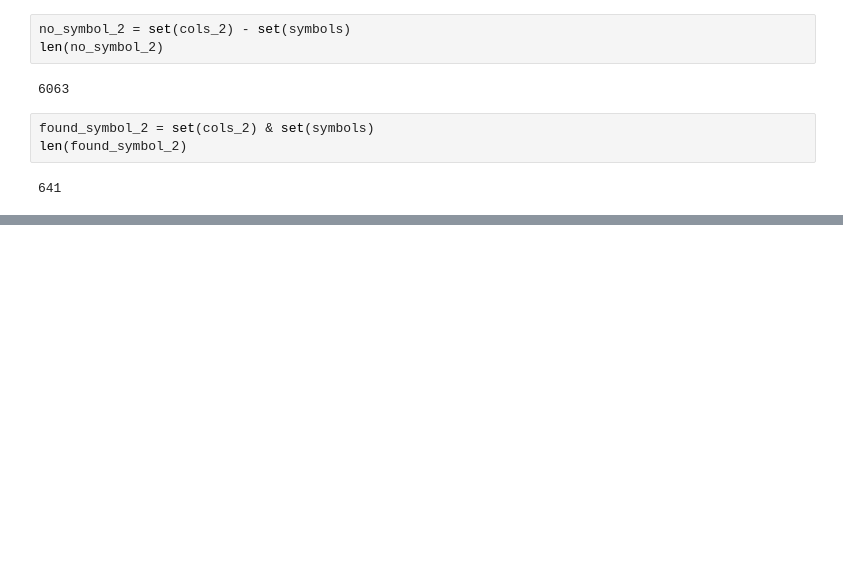
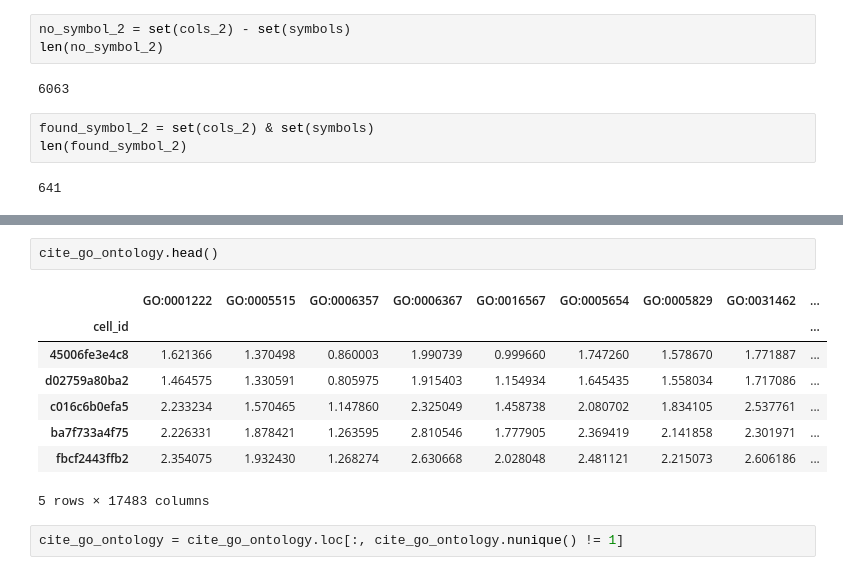
Before and after one commit to IMOKURI/kaggle-multimodal-single-cell-integration, a Jupyter notebook: notebook/GO-Ontology.ipynb, the cells around one changed output, grey strips where cells are left out. Saved outputs shown, nothing was run; the diff lists cells and outputs as text; blank space fills up the shorter version.

```diff
--- a/notebook/GO-Ontology.ipynb
+++ b/notebook/GO-Ontology.ipynb
@@ -237,0 +321,13 @@ TODO: symbols を column に、 cell を index に持つ df つくる
+# %%
+cite_go_ontology.head()
+# %% [output]
+|  | GO:0001222 | GO:0005515 | GO:0006357 | GO:0006367 | GO:0016567 | GO:0005654 | GO:0005829 | GO:0031462 | ... |
+| cell_id |  |  |  |  |  |  |  |  | ... |
+| 45006fe3e4c8 | 1.621366 | 1.370498 | 0.860003 | 1.990739 | 0.999660 | 1.747260 | 1.578670 | 1.771887 | ... |
+| d02759a80ba2 | 1.464575 | 1.330591 | 0.805975 | 1.915403 | 1.154934 | 1.645435 | 1.558034 | 1.717086 | ... |
+| c016c6b0efa5 | 2.233234 | 1.570465 | 1.147860 | 2.325049 | 1.458738 | 2.080702 | 1.834105 | 2.537761 | ... |
+| ba7f733a4f75 | 2.226331 | 1.878421 | 1.263595 | 2.810546 | 1.777905 | 2.369419 | 2.141858 | 2.301971 | ... |
+| fbcf2443ffb2 | 2.354075 | 1.932430 | 1.268274 | 2.630668 | 2.028048 | 2.481121 | 2.215073 | 2.606186 | ... |
+5 rows × 17483 columns
+# %%
+cite_go_ontology = cite_go_ontology.loc[:, cite_go_ontology.nunique() != 1]
```
Also changed, not shown: parts of 50 cells of this notebook, 3 other files.
